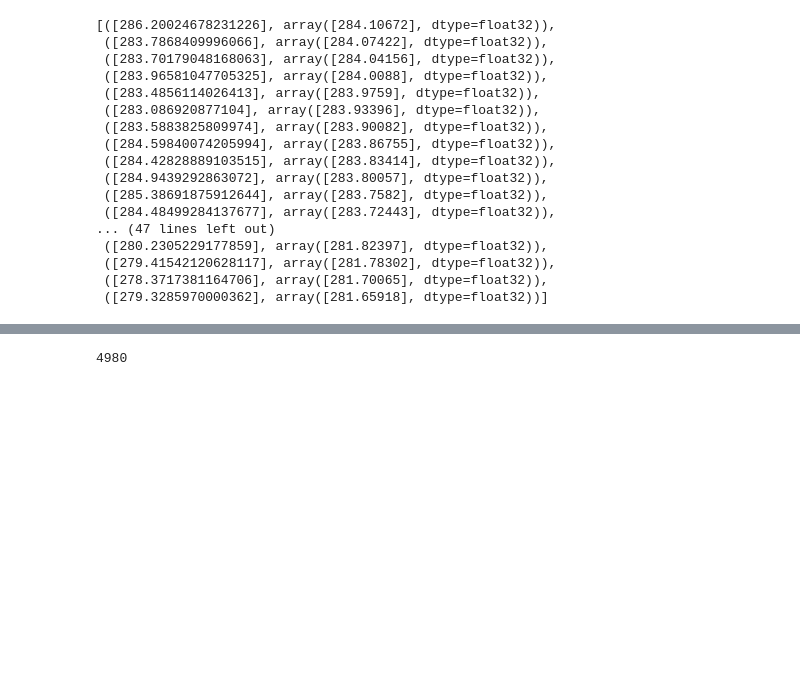
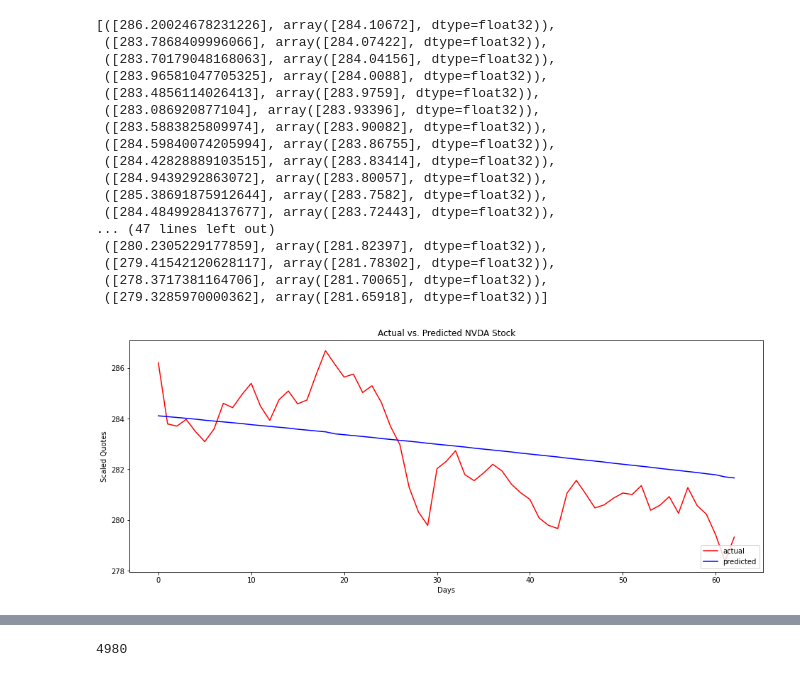
Before and after one commit to anagh07/stock_price_predictor, a Jupyter notebook: lagged_feature_engineering_LSTM.ipynb, the cells around one changed output, grey strips where cells are left out. Drawn from its saved outputs; the diff is of its cells as text; code cells hidden in the pictures; blank space fills up the shorter version.

Commit message:
plot graphs

```diff
--- a/lagged_feature_engineering_LSTM.ipynb
+++ b/lagged_feature_engineering_LSTM.ipynb
@@ -382,6 +372,21 @@ print(np.sqrt(metrics.mean_squared_error(y_test, predict)))
  ([279.41542120628117], array([281.78302], dtype=float32)),
  ([278.3717381164706], array([281.70065], dtype=float32)),
  ([279.3285970000362], array([281.65918], dtype=float32))]
+# %%
+from matplotlib import pyplot as plt
+# Combine the predicted and ytest arrays into a single unified array
+combined_array = np.concatenate((y_test, predict), axis = 1)
+# plot a side by side comparison of Actual versus Predicted stock to compare trends
+plt.figure(figsize=(16,6))
+plt.plot(combined_array[:,0],color='red', label='actual')
+plt.plot(combined_array[:,1],color='blue', label='predicted')
+plt.legend(loc = 'lower right')
+plt.title('Actual vs. Predicted ' + "NVDA" + ' Stock')
+plt.xlabel('Days')
+plt.ylabel('Scaled Quotes')
+plt.show()
+# %% [output]
+[figure, added]
 # %%
 nvda.head(10)
 # %% [output]
```
Also changed, not shown: parts of 10 cells of this notebook.
